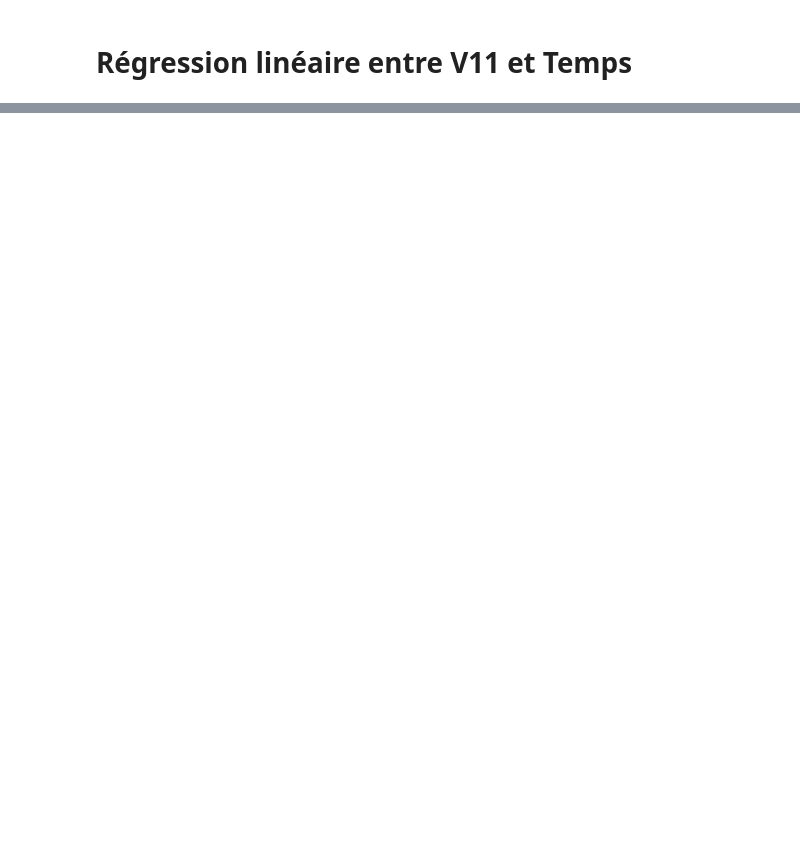
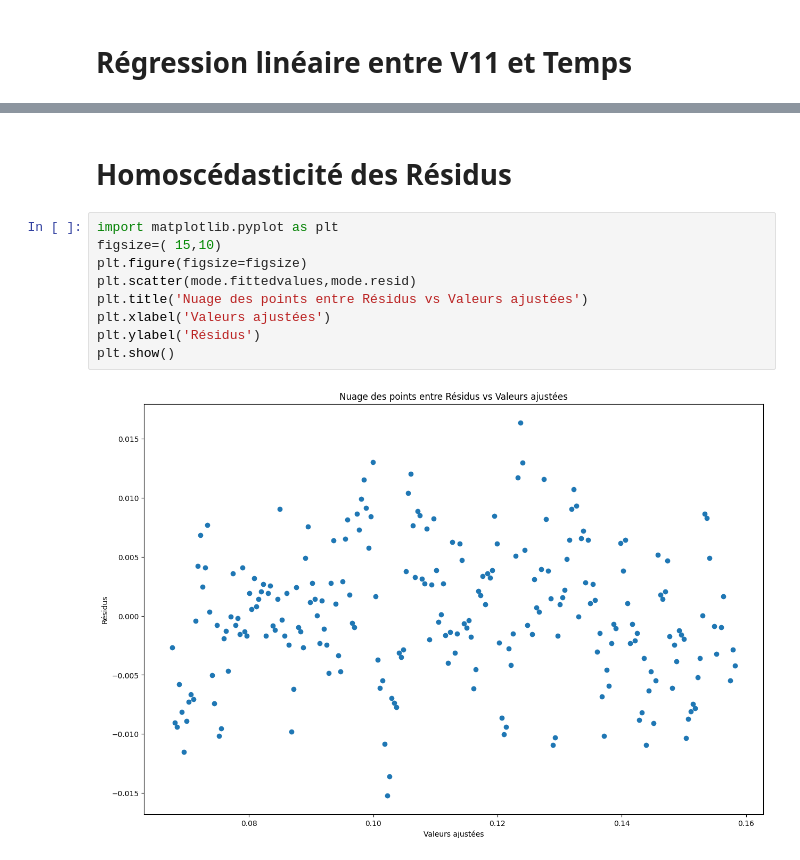
Before and after one commit to bigirimanainnocent12/Regresion_lineaire, a Jupyter notebook: CODE_RAPPORT_DE_STAGE.ipynb, the cells around one changed output, grey strips where cells are left out. Drawn from its saved outputs; the diff is of its cells as text; blank space fills up the shorter version.

```diff
--- a/CODE_RAPPORT_DE_STAGE.ipynb
+++ b/CODE_RAPPORT_DE_STAGE.ipynb
@@ -391,0 +418,13 @@ strong multicollinearity or other numerical problems.
+# %% [markdown]
+# **Homoscédasticité des Résidus**
+# %%
+import matplotlib.pyplot as plt
+figsize=( 15,10)
+plt.figure(figsize=figsize)
+plt.scatter(mode.fittedvalues,mode.resid)
+plt.title('Nuage des points entre Résidus vs Valeurs ajustées')
+plt.xlabel('Valeurs ajustées')
+plt.ylabel('Résidus')
+plt.show()
+# %% [output]
+[figure, added]
```
Also changed, not shown: parts of 11 cells of this notebook.
